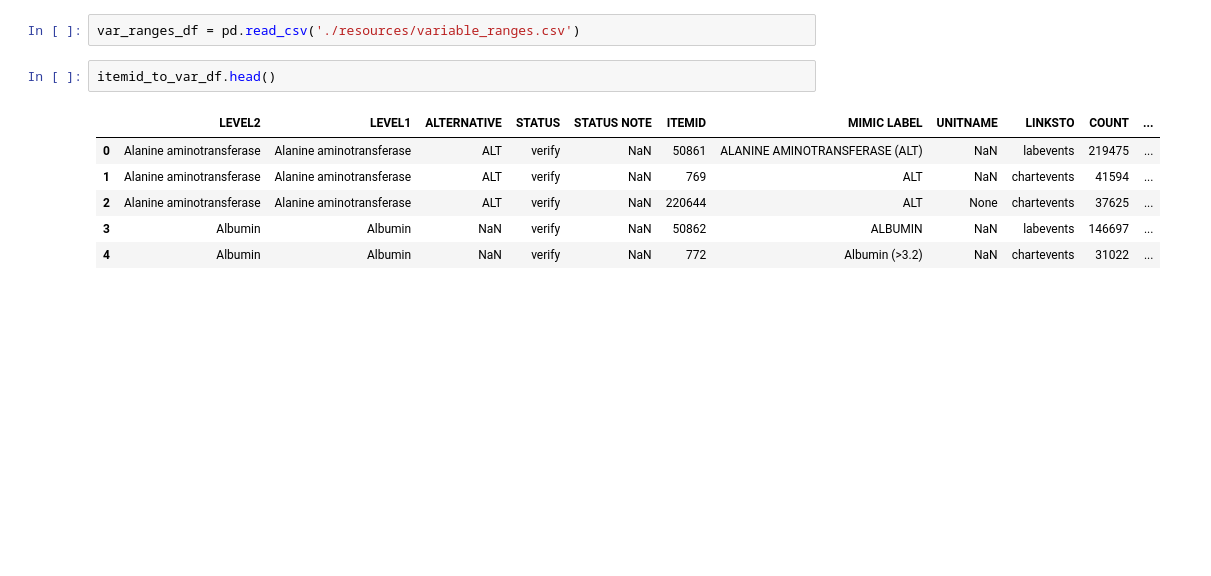
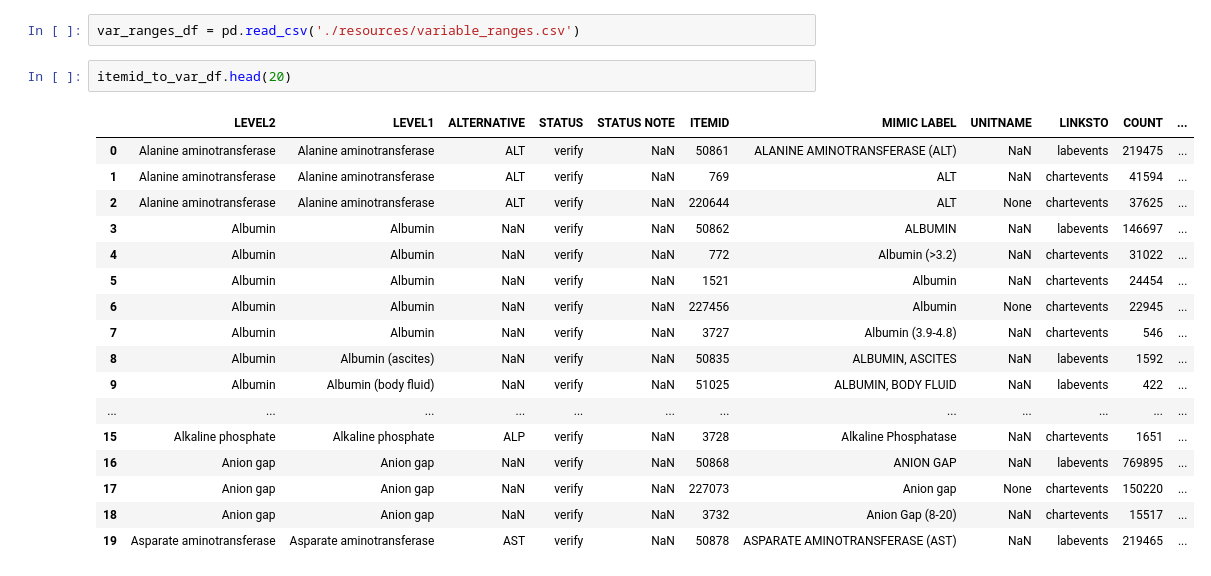
Before and after one commit to chriszhou0916/dsah_final, a Jupyter notebook: Chris-explore.ipynb, the cells around one changed output. Drawn from its saved outputs; the diff is of its cells as text; blank space fills up the shorter version.

```diff
--- a/Chris-explore.ipynb
+++ b/Chris-explore.ipynb
@@ -56,14 +306,25 @@ itemid_to_var_df = pd.read_csv('./resources/itemid_to_variable_map.csv')
 # %%
 var_ranges_df = pd.read_csv('./resources/variable_ranges.csv')
 # %%
-itemid_to_var_df.head()
+itemid_to_var_df.head(20)
 # %% [output]
 |  | LEVEL2 | LEVEL1 | ALTERNATIVE | STATUS | STATUS NOTE | ITEMID | MIMIC LABEL | UNITNAME | LINKSTO | COUNT | ... |
 | 0 | Alanine aminotransferase | Alanine aminotransferase | ALT | verify | NaN | 50861 | ALANINE AMINOTRANSFERASE (ALT) | NaN | labevents | 219475 | ... |
 | 1 | Alanine aminotransferase | Alanine aminotransferase | ALT | verify | NaN | 769 | ALT | NaN | chartevents | 41594 | ... |
 | 2 | Alanine aminotransferase | Alanine aminotransferase | ALT | verify | NaN | 220644 | ALT | None | chartevents | 37625 | ... |
 | 3 | Albumin | Albumin | NaN | verify | NaN | 50862 | ALBUMIN | NaN | labevents | 146697 | ... |
 | 4 | Albumin | Albumin | NaN | verify | NaN | 772 | Albumin (>3.2) | NaN | chartevents | 31022 | ... |
+| 5 | Albumin | Albumin | NaN | verify | NaN | 1521 | Albumin | NaN | chartevents | 24454 | ... |
+| 6 | Albumin | Albumin | NaN | verify | NaN | 227456 | Albumin | None | chartevents | 22945 | ... |
+| 7 | Albumin | Albumin | NaN | verify | NaN | 3727 | Albumin (3.9-4.8) | NaN | chartevents | 546 | ... |
+| 8 | Albumin | Albumin (ascites) | NaN | verify | NaN | 50835 | ALBUMIN, ASCITES | NaN | labevents | 1592 | ... |
+| 9 | Albumin | Albumin (body fluid) | NaN | verify | NaN | 51025 | ALBUMIN, BODY FLUID | NaN | labevents | 422 | ... |
+| ... | ... | ... | ... | ... | ... | ... | ... | ... | ... | ... | ... |
+| 15 | Alkaline phosphate | Alkaline phosphate | ALP | verify | NaN | 3728 | Alkaline Phosphatase | NaN | chartevents | 1651 | ... |
+| 16 | Anion gap | Anion gap | NaN | verify | NaN | 50868 | ANION GAP | NaN | labevents | 769895 | ... |
+| 17 | Anion gap | Anion gap | NaN | verify | NaN | 227073 | Anion gap | None | chartevents | 150220 | ... |
+| 18 | Anion gap | Anion gap | NaN | verify | NaN | 3732 | Anion Gap (8-20) | NaN | chartevents | 15517 | ... |
+| 19 | Asparate aminotransferase | Asparate aminotransferase | AST | verify | NaN | 50878 | ASPARATE AMINOTRANSFERASE (AST) | NaN | labevents | 219465 | ... |
 # %%
 var_ranges_df.head()
 # %% [output]
```
Also changed, not shown: parts of 56 cells of this notebook.
